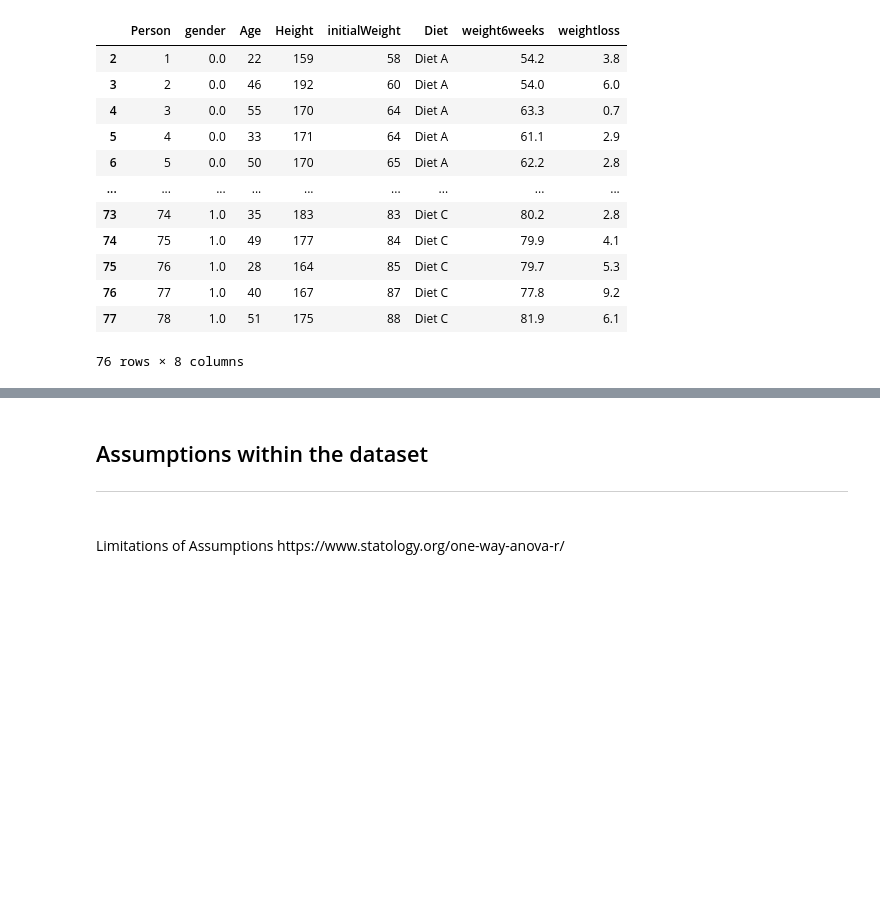
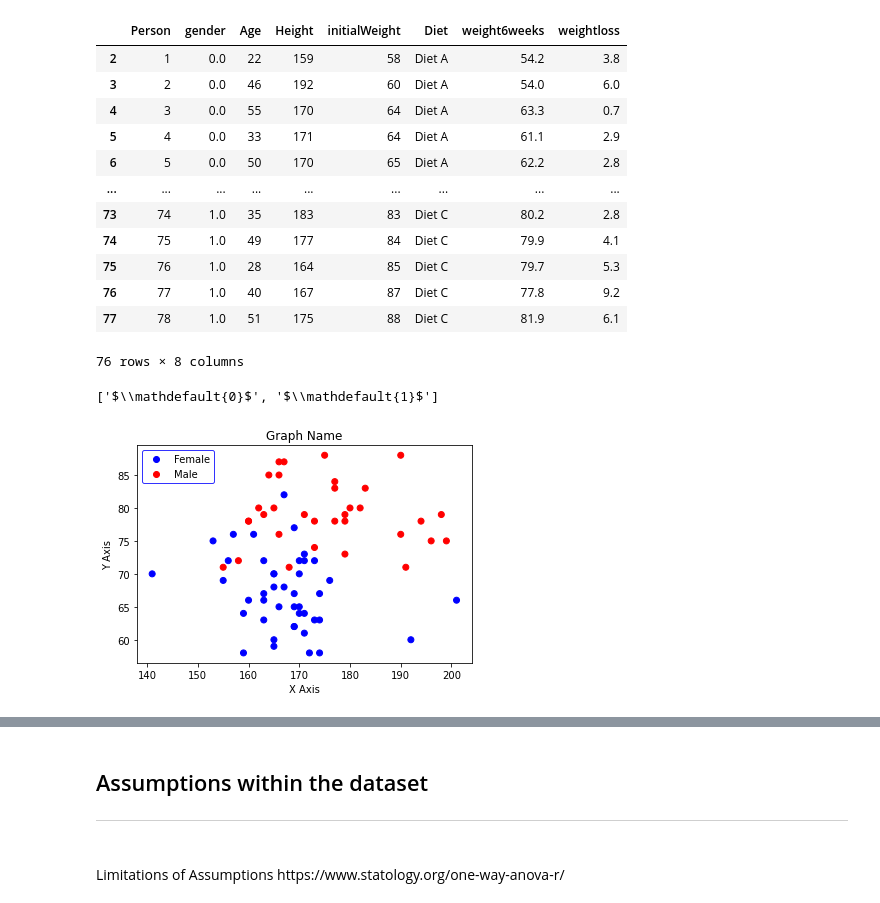
Before and after one commit to martinaobrien/machine-learning-and-statistics-assessment, a Jupyter notebook: Scipy-Stats-Jupyter-Notebook.ipynb, the cells around one changed output, grey strips where cells are left out. Drawn from its saved outputs; the diff is of its cells as text; code cells hidden in the pictures; blank space fills up the shorter version.

```diff
--- a/Scipy-Stats-Jupyter-Notebook.ipynb
+++ b/Scipy-Stats-Jupyter-Notebook.ipynb
@@ -211,3 +241,27 @@ df
 | 76 | 77 | 1.0 | 40 | 167 | 87 | Diet C | 77.8 | 9.2 |
 | 77 | 78 | 1.0 | 51 | 175 | 88 | Diet C | 81.9 | 6.1 |
 76 rows × 8 columns
+# %%
+# legend_elements() is a method so we must name our scatter plat scatter...
+scatter = plt.scatter(df.Height, df.initialWeight, c=df.gender, cmap="bwr")
+
+# No arguments necessary, default is prop='colors'
+handles, labels = scatter.legend_elements()
+
+# Print out labels to see which appears first
+print(labels)
+
+# Re-name labels to Gender
+labels = ['Female','Male']
+leg = plt.legend(handles, labels, frameon=True)
+leg.get_frame().set_linewidth(1.0)
+leg.get_frame().set_edgecolor('b')
+plt.xlabel("X Axis")
+plt.ylabel("Y Axis")
+plt.title("Graph Name")
+plt.show()
+# Reference
+# https://blog.finxter.com/matplotlib-scatter-plot/
+# %% [output]
+['$\\mathdefault{0}$', '$\\mathdefault{1}$']
+[figure, added]
```
Also changed, not shown: parts of 38 cells of this notebook.
